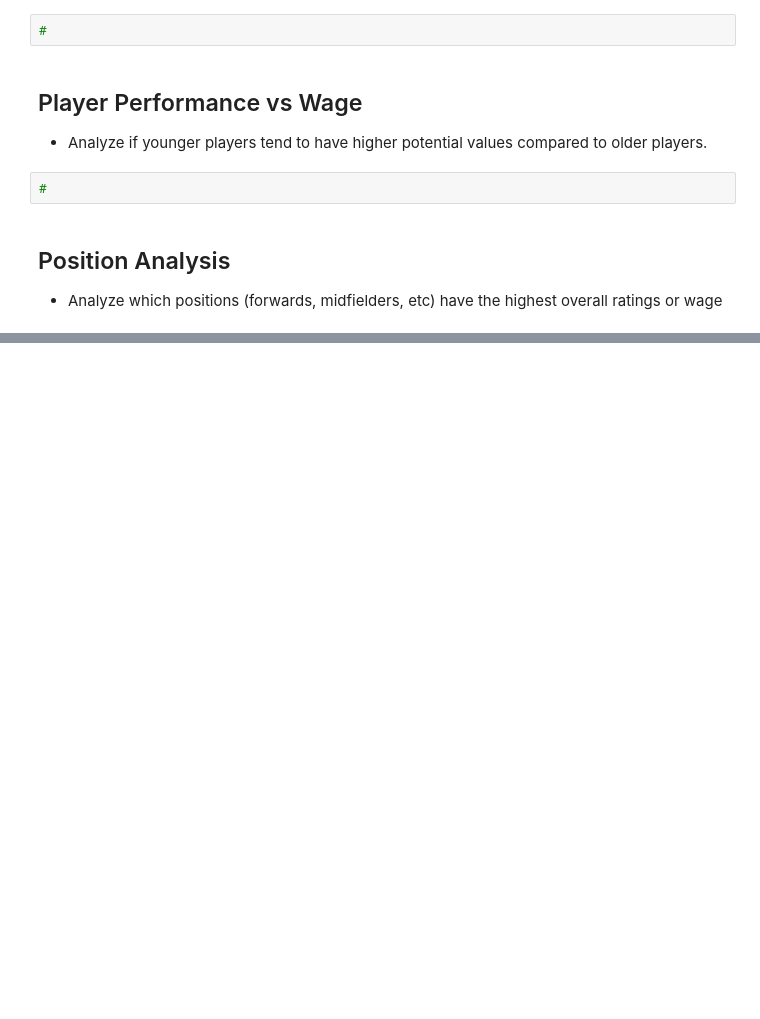
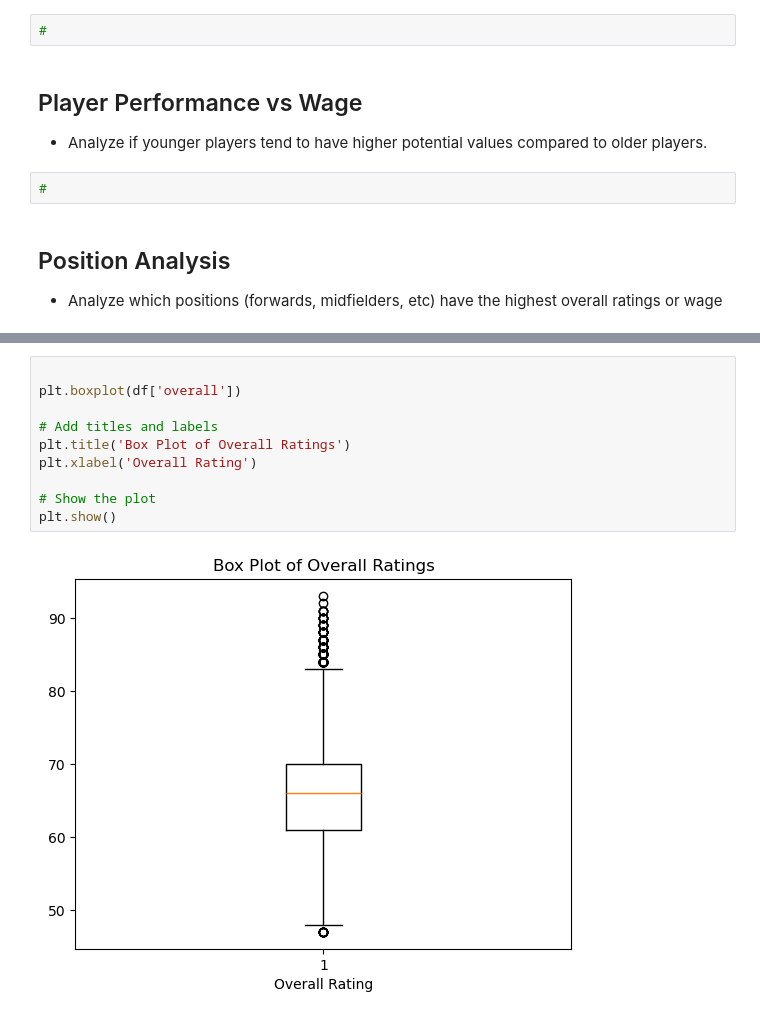
Before and after one commit to hiepxuanho/MSU-Project1, a Jupyter notebook: fifa21.ipynb, the cells around one changed output, grey strips where cells are left out. Cells and saved outputs as stored; diff of their text form; blank space fills up the shorter version.

Commit message:
Completed Performance DF and Boxplot and work rate bar graph

```diff
--- a/fifa21.ipynb
+++ b/fifa21.ipynb
@@ -118,0 +145,12 @@ Length: 109, dtype: int64
+# %%
+
+plt.boxplot(df['overall'])
+
+# Add titles and labels
+plt.title('Box Plot of Overall Ratings')
+plt.xlabel('Overall Rating')
+
+# Show the plot
+plt.show()
+# %% [output]
+[figure, added]
```
Also changed, not shown: parts of 2 cells of this notebook.
